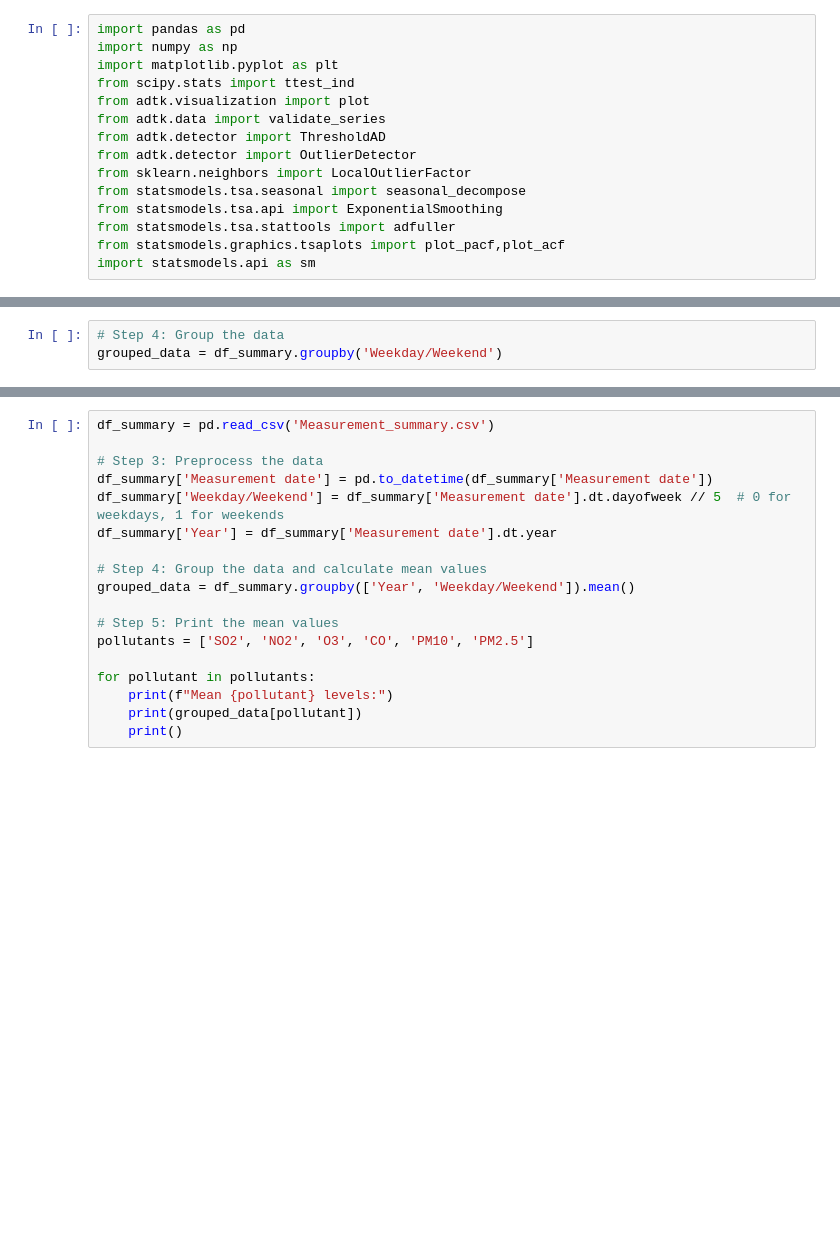
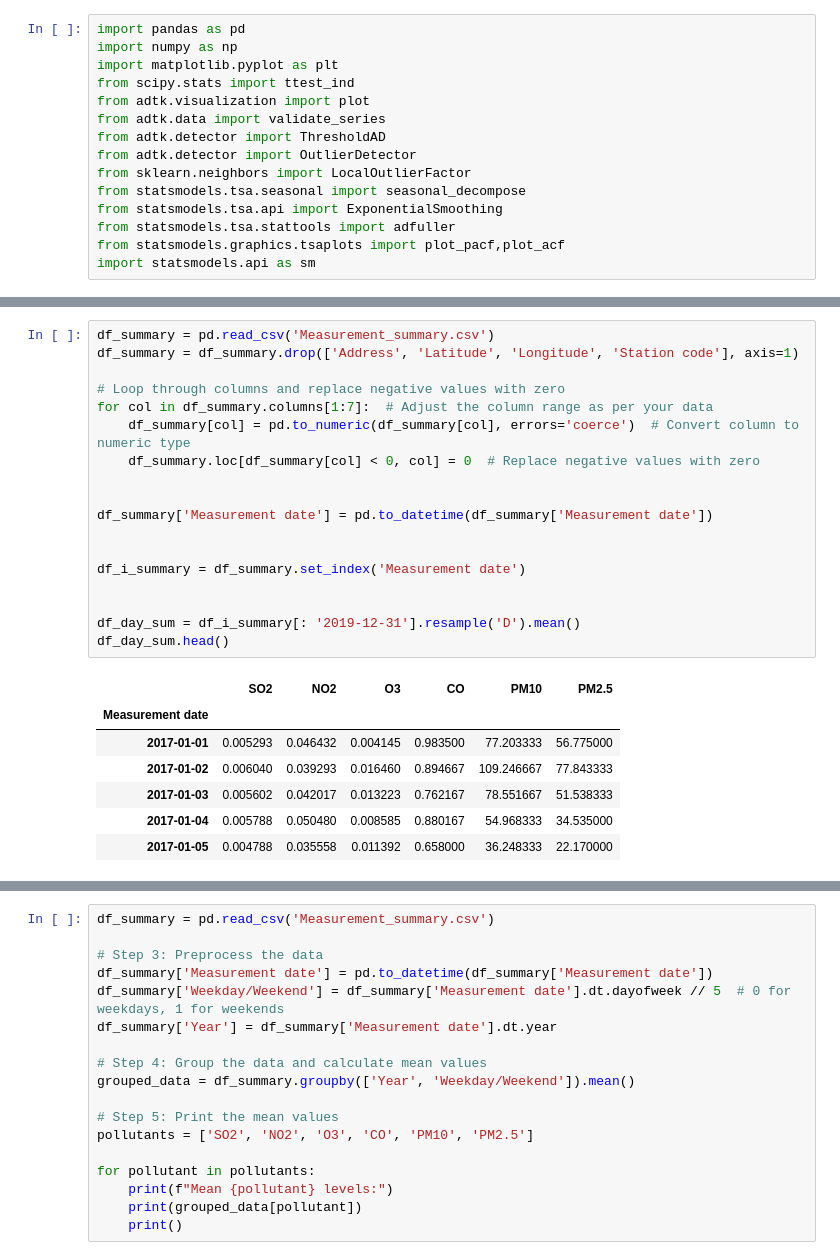
Before and after one commit to alpysbayev/test-task_DS-DE, a Jupyter notebook: ds-bi.ipynb, the cells around one changed output, grey strips where cells are left out. Drawn from its saved outputs; the diff is of its cells as text; blank space fills up the shorter version.

```diff
--- a/ds-bi.ipynb
+++ b/ds-bi.ipynb
@@ -35,6 +35,29 @@ df_summary.head()
 | 2 | 2017-01-01 02:00:00 | 101 | 19, Jong-ro 35ga-gil, Jongno-gu, ... | 37.572016 | 127.005008 | 0.004 | 0.056 | 0.002 | 1.2 | ... |
 | 3 | 2017-01-01 03:00:00 | 101 | 19, Jong-ro 35ga-gil, Jongno-gu, ... | 37.572016 | 127.005008 | 0.004 | 0.056 | 0.002 | 1.2 | ... |
 | 4 | 2017-01-01 04:00:00 | 101 | 19, Jong-ro 35ga-gil, Jongno-gu, ... | 37.572016 | 127.005008 | 0.003 | 0.051 | 0.002 | 1.2 | ... |
-# %%
-# Step 4: Group the data
-grouped_data = df_summary.groupby('Weekday/Weekend')
+# %%
+df_summary = pd.read_csv('Measurement_summary.csv')
+df_summary = df_summary.drop(['Address', 'Latitude', 'Longitude', 'Station code'], axis=1)
+
+# Loop through columns and replace negative values with zero
+for col in df_summary.columns[1:7]:  # Adjust the column range as per your data
+    df_summary[col] = pd.to_numeric(df_summary[col], errors='coerce')  # Convert column to numeric type
+    df_summary.loc[df_summary[col] < 0, col] = 0  # Replace negative values with zero
+
+
+df_summary['Measurement date'] = pd.to_datetime(df_summary['Measurement date'])
+
+
+df_i_summary = df_summary.set_index('Measurement date')
+
+
+df_day_sum = df_i_summary[: '2019-12-31'].resample('D').mean()
+df_day_sum.head()
+# %% [output]
+|  | SO2 | NO2 | O3 | CO | PM10 | PM2.5 |
+| Measurement date |  |  |  |  |  |  |
+| 2017-01-01 | 0.005293 | 0.046432 | 0.004145 | 0.983500 | 77.203333 | 56.775000 |
+| 2017-01-02 | 0.006040 | 0.039293 | 0.016460 | 0.894667 | 109.246667 | 77.843333 |
+| 2017-01-03 | 0.005602 | 0.042017 | 0.013223 | 0.762167 | 78.551667 | 51.538333 |
+| 2017-01-04 | 0.005788 | 0.050480 | 0.008585 | 0.880167 | 54.968333 | 34.535000 |
+| 2017-01-05 | 0.004788 | 0.035558 | 0.011392 | 0.658000 | 36.248333 | 22.170000 |
```
Also changed, not shown: parts of 4 cells of this notebook.
